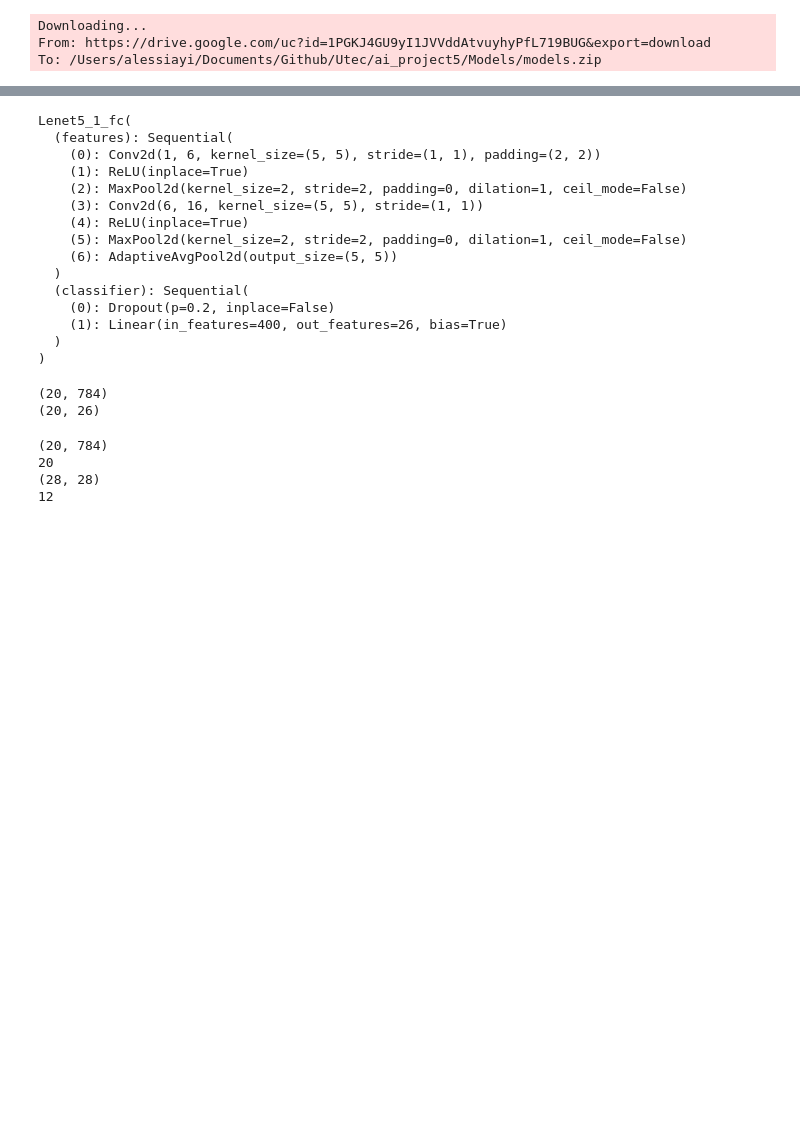
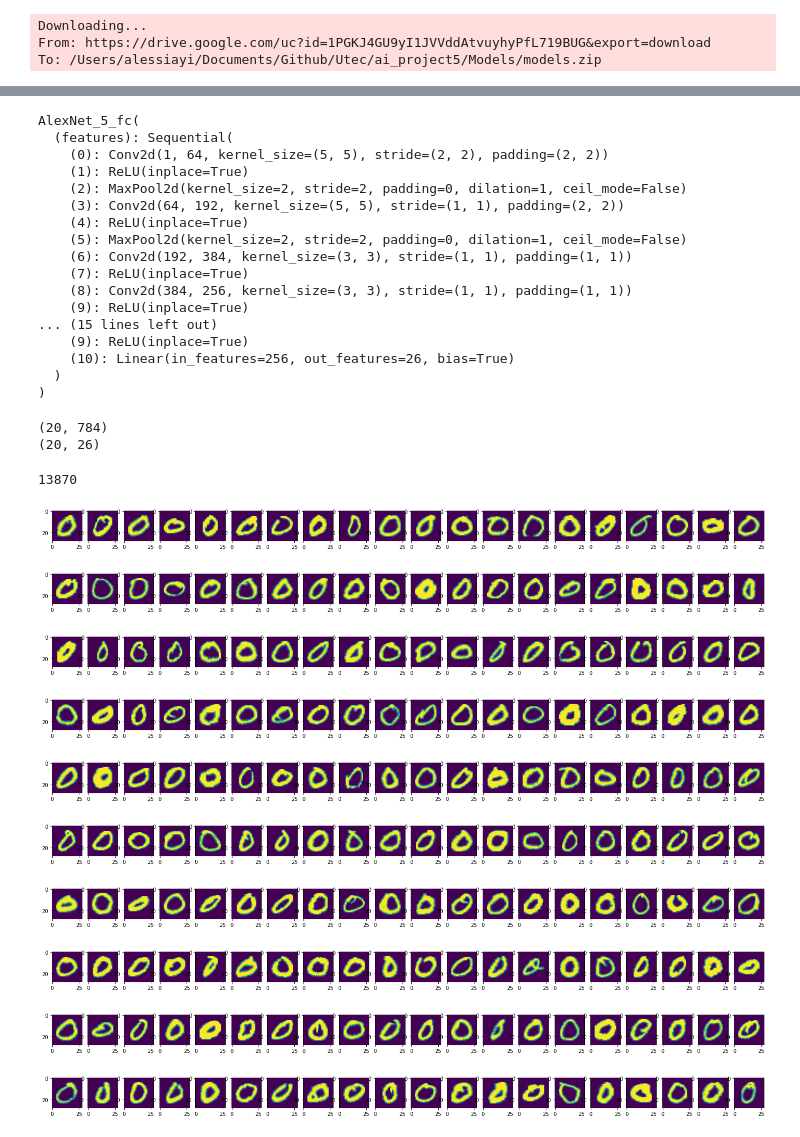
Before and after one commit to jneirar/ai_project5, a Jupyter notebook: Test.ipynb, the cells around one changed output, grey strips where cells are left out. Saved outputs shown, nothing was run; the diff lists cells and outputs as text; code cells hidden in the pictures; blank space fills up the shorter version.

```diff
--- a/Test.ipynb
+++ b/Test.ipynb
@@ -97,29 +101,36 @@ print(images[0].shape)
 (28, 28)
 # %%
 # Carga el modelo y lo envia a device
-model = torch.load(PATH + '/Models/Lenet5_1_fc.pt')
+model = torch.load(PATH + '/Models/AlexNet_5_fc.pt')
 model = model.to(device)
 model.eval()
 # %% [output]
-Lenet5_1_fc(
+AlexNet_5_fc(
   (features): Sequential(
-    (0): Conv2d(1, 6, kernel_size=(5, 5), stride=(1, 1), padding=(2, 2))
+    (0): Conv2d(1, 64, kernel_size=(5, 5), stride=(2, 2), padding=(2, 2))
     (1): ReLU(inplace=True)
     (2): MaxPool2d(kernel_size=2, stride=2, padding=0, dilation=1, ceil_mode=False)
-    (3): Conv2d(6, 16, kernel_size=(5, 5), stride=(1, 1))
+    (3): Conv2d(64, 192, kernel_size=(5, 5), stride=(1, 1), padding=(2, 2))
     (4): ReLU(inplace=True)
     (5): MaxPool2d(kernel_size=2, stride=2, padding=0, dilation=1, ceil_mode=False)
-    (6): AdaptiveAvgPool2d(output_size=(5, 5))
-  )
-  (classifier): Sequential(
-    (0): Dropout(p=0.2, inplace=False)
-    (1): Linear(in_features=400, out_features=26, bias=True)
+    (6): Conv2d(192, 384, kernel_size=(3, 3), stride=(1, 1), padding=(1, 1))
+    (7): ReLU(inplace=True)
+    (8): Conv2d(384, 256, kernel_size=(3, 3), stride=(1, 1), padding=(1, 1))
+    (9): ReLU(inplace=True)
+... (15 lines left out)
+    (9): ReLU(inplace=True)
+    (10): Linear(in_features=256, out_features=26, bias=True)
   )
 )
 # %%
 data = pd.read_csv(PATH + "/A_Z Handwritten Data.csv", header=None).astype('float32').to_numpy()
 # %%
 np.random.shuffle(data)
+letters = []
+for i in range(26):
+    letters.append([])
+for i in range(len(data)):
+    letters[int(data[i, 0])].append(data[i, 1:])
 x_data = data[:20, 1:]
 labels = data[:20, 0]
 y_data = []
@@ -133,16 +144,24 @@ print(y_data.shape)
 # %% [output]
 (20, 784)
 (20, 26)
-# %%
-print(x_data.shape)
-images = []
-for row in x_data:
-    images.append(row.reshape(28,28))
-print(len(images))
-print(images[0].shape)
-print(np.argmax(y_data[0]))
-# %% [output]
-(20, 784)
-20
-(28, 28)
-12
+# %%
+print(len(letters[0]))
+for j in range(10):
+    plt.figure(figsize = (25, 10))
+    r, c = 1, 20
+    for i in range(20):
+        plt.subplot(r, c, i+1)
+        plt.imshow(letters[14][1000 + j*20 + i].reshape(28,28))
+    plt.show()
+# %% [output]
+13870
+[figure, added]
+[figure, added]
+[figure, added]
+[figure, added]
+[figure, added]
+[figure, added]
+[figure, added]
+[figure, added]
+[figure, added]
+[figure, added]
```
Also changed, not shown: parts of 6 cells of this notebook.
